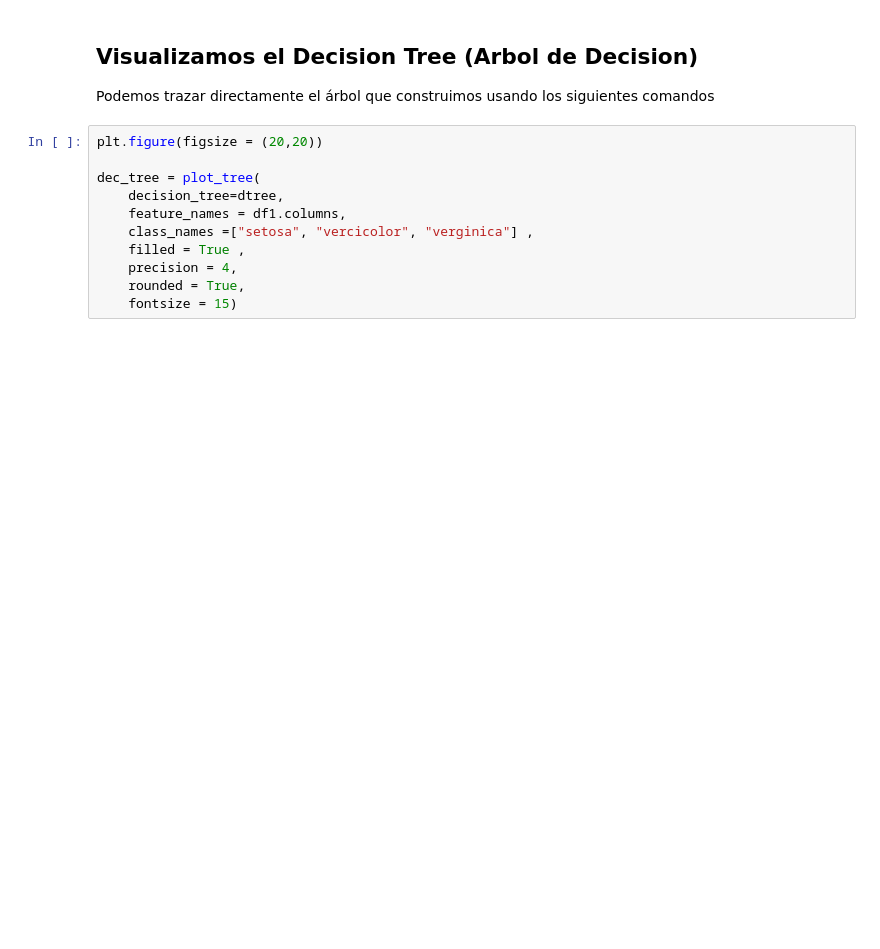
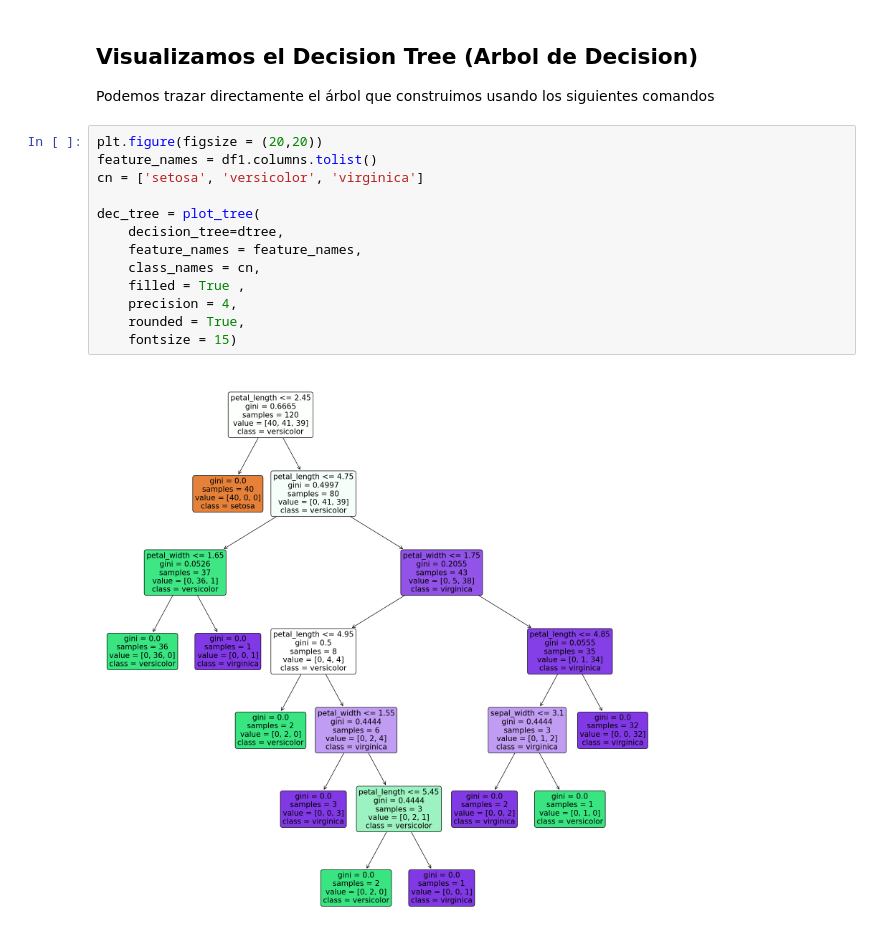
Before and after one commit to NicoapBol/DATA_SCIENCE_UPB_TASKS, a Jupyter notebook: 01 Code/TrabajoFinal_FundamentosMachineLearning.ipynb, the cells around one changed output. Saved outputs shown, nothing was run; the diff lists cells and outputs as text; blank space fills up the shorter version.

```diff
--- a/01 Code/TrabajoFinal_FundamentosMachineLearning.ipynb
+++ b/01 Code/TrabajoFinal_FundamentosMachineLearning.ipynb
@@ -261,15 +337,19 @@ Realice la interpretacion de TODOS los resultados de la matriz de confusion, se
 Podemos trazar directamente el árbol que construimos usando los siguientes comandos
 # %%
 plt.figure(figsize = (20,20))
+feature_names = df1.columns.tolist()
+cn = ['setosa', 'versicolor', 'virginica']
 
 dec_tree = plot_tree(
     decision_tree=dtree,
-    feature_names = df1.columns,
-    class_names =["setosa", "vercicolor", "verginica"] ,
+    feature_names = feature_names,
+    class_names = cn,
     filled = True ,
     precision = 4,
     rounded = True,
     fontsize = 15)
+# %% [output]
+[figure, added]
 # %% [markdown]
 Podemos ver cómo se divide el árbol, cuáles son los gini de los nodos, los registros en esos nodos y sus etiquetas.<P><p>
 
```
Also changed, not shown: parts of 13 cells of this notebook, 1 other file.
